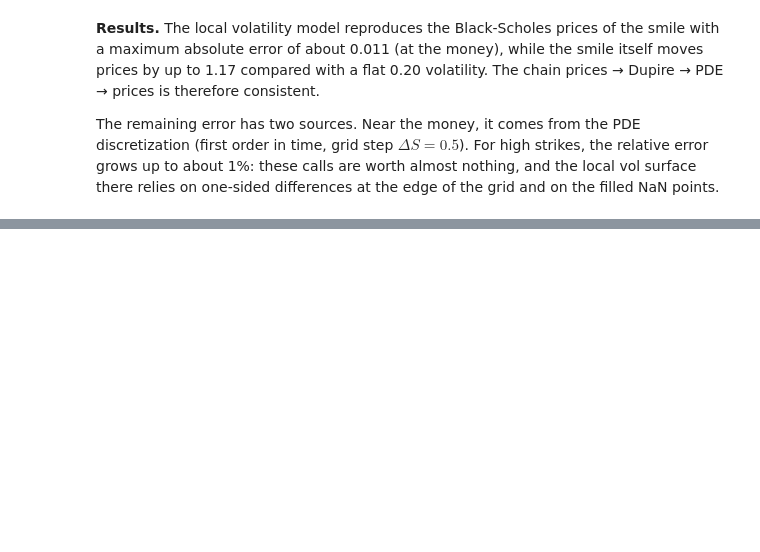
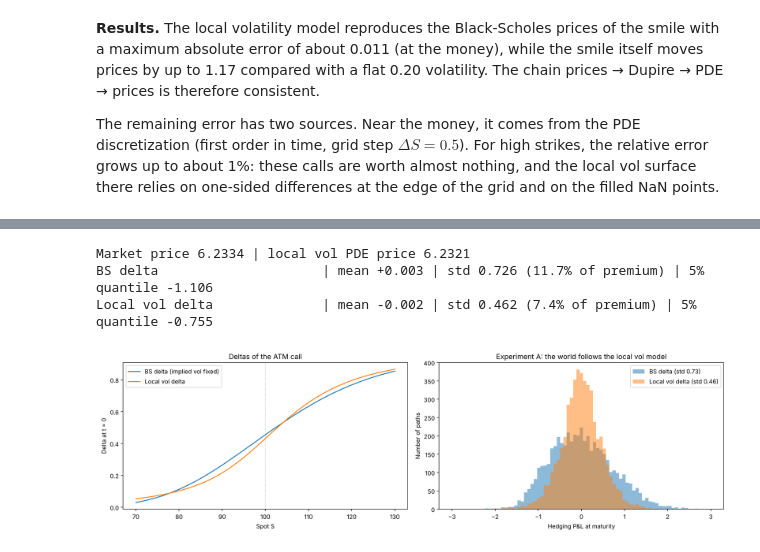
Before and after one commit to christeak/Local-Volatility-Model-for-Option-Pricing, a Jupyter notebook: local_vol_model.ipynb, the cells around one changed output, grey strips where cells are left out. Cells and saved outputs as stored; diff of their text form; code cells hidden in the pictures; blank space fills up the shorter version.

Commit message:
Add delta-hedging application (local vol world)

```diff
--- a/local_vol_model.ipynb
+++ b/local_vol_model.ipynb
@@ -305,0 +399,14 @@ The remaining error has two sources. Near the money, it comes from the PDE discr
+# %%
+def svi_variance(k1):
+    x = k1 - m
+    R = np.sqrt(x**2 + s**2)
+    return a + b * (rho * x + R), b * (rho + x / R), b * s**2 / R**3
+
+def sigma_analytic(S, t):
+    t = max(t, 1e-6)
+    y = np.log(S / (S0 * np.exp((r - q) * t)))
+    k1 = y + (r - q) * (t - T_test)
+    v, v1, v2 = svi_variance(k1)
+    w, wy, wyy, wt = v * t, v1 * t, v2 * t, v + t * v1 * (r - q)
+    g = (1 - y * wy / (2 * w)) ** 2 - 0.25 * wy**2 * (1 / w + 0.25) + 0.5 * wyy
+    return np.sqrt(wt / g)
@@ -305,0 +417,36 @@ The remaining error has two sources. Near the money, it comes from the PDE discr
+# %%
+K_h, T_h, n_hedge, n_paths = 100.0, 1.0, 252, 5000    # short 1 ATM call, 1 year, daily rebalancing
+dt_h = T_h / n_hedge
+sigma_K = implied_vol(K_h)
+premium = bs_price(S0, K_h, T_h, r, q, sigma_K)        # market price of the call
+
+lv_delta, lv_price = local_vol_delta_fn(K_h, T_h, r, q, sigma_analytic, n_hedge)
+bs_delta_fn = lambda n, Sn: bs_delta(Sn, K_h, T_h - n * dt_h, r, q, sigma_K)   # implied vol kept fixed
+print(f"Market price {premium:.4f} | local vol PDE price {lv_price:.4f}")
+
+paths_lv = simulate_local_vol_paths(S0, T_h, r, q, sigma_analytic, n_paths, n_hedge)
+pnl_A = {"BS delta": hedge_pnl(paths_lv, K_h, T_h, r, q, premium, bs_delta_fn),
+         "Local vol delta": hedge_pnl(paths_lv, K_h, T_h, r, q, premium, lv_delta)}
+for name, pnl in pnl_A.items():
+    summarize(name, pnl, premium)
+
+fig, axes = plt.subplots(1, 2, figsize=(15, 4.5))
+S_plot = np.linspace(70, 130, 200)
+axes[0].plot(S_plot, bs_delta_fn(0, S_plot), label="BS delta (implied vol fixed)")
+axes[0].plot(S_plot, lv_delta(0, S_plot), label="Local vol delta")
+axes[0].axvline(K_h, color="grey", lw=0.6, ls=":")
+axes[0].set(xlabel="Spot S", ylabel="Delta at t = 0", title="Deltas of the ATM call")
+axes[0].legend()
+bins = np.linspace(-3, 3, 80)
+for name, pnl in pnl_A.items():
+    axes[1].hist(pnl, bins=bins, alpha=0.5, label=f"{name} (std {pnl.std():.2f})")
+axes[1].set(xlabel="Hedging P&L at maturity", ylabel="Number of paths",
+            title="Experiment A: the world follows the local vol model")
+axes[1].legend()
+plt.tight_layout()
+plt.show()
+# %% [output]
+Market price 6.2334 | local vol PDE price 6.2321
+BS delta                     | mean +0.003 | std 0.726 (11.7% of premium) | 5% quantile -1.106
+Local vol delta              | mean -0.002 | std 0.462 (7.4% of premium) | 5% quantile -0.755
+[figure, added]
```
Also changed, not shown: parts of 8 cells of this notebook, 1 other file.
